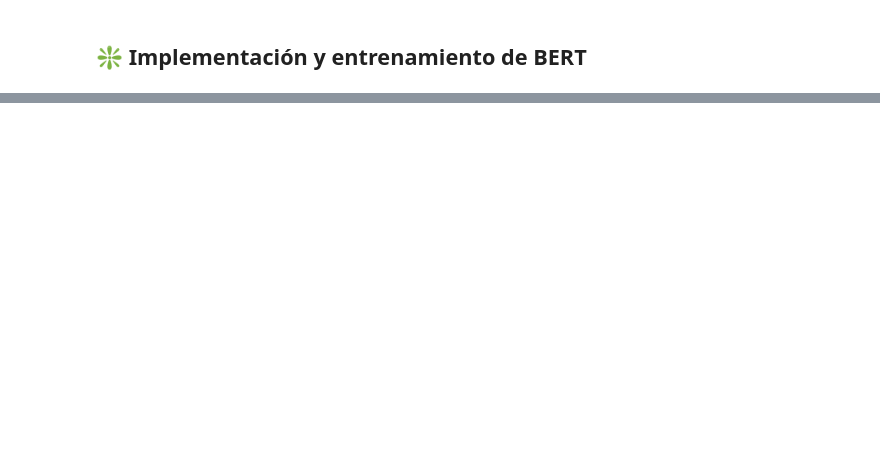
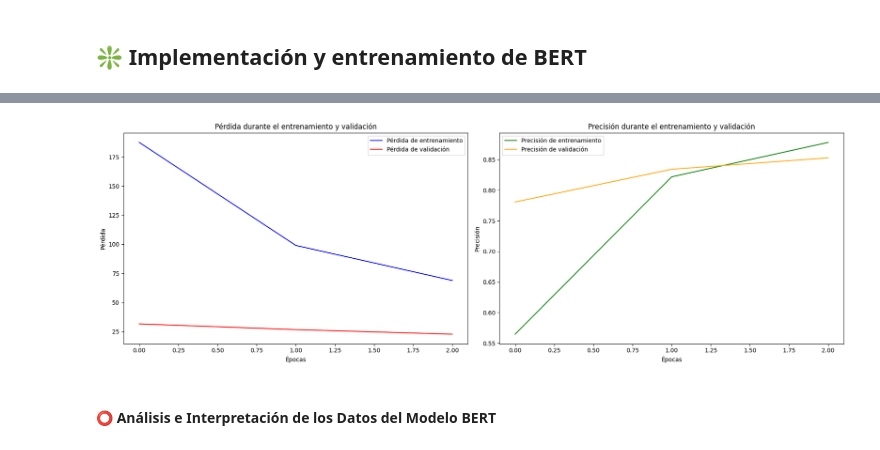
Before and after one commit to Jiliar/npl_final_project, a Jupyter notebook: Código/Clasificacion NPL.ipynb, the cells around one changed output, grey strips where cells are left out. Cells and saved outputs as stored; diff of their text form; code cells hidden in the pictures; blank space fills up the shorter version.

```diff
--- a/Código/Clasificacion NPL.ipynb
+++ b/Código/Clasificacion NPL.ipynb
@@ -1454,0 +1692,33 @@ ImportError: Using the `Trainer` with `PyTorch` requires `accelerate>=0.26.0`: P
+# %%
+def plot_training_metrics(loss_history, accuracy_history, val_loss_history=None, val_accuracy_history=None):
+    # Crear un marco de subplots con dos subplots lado a lado
+    fig, axes = plt.subplots(1, 2, figsize=(18, 6))
+
+    # Gráfico de pérdida de entrenamiento y validación (si se proporciona)
+    axes[0].plot(loss_history, label='Pérdida de entrenamiento', color='blue')
+    if val_loss_history is not None:
+        axes[0].plot(val_loss_history, label='Pérdida de validación', color='red')
+    axes[0].set_title('Pérdida durante el entrenamiento y validación')
+    axes[0].set_xlabel('Épocas')
+    axes[0].set_ylabel('Pérdida')
+    axes[0].legend()
+
+    # Gráfico de precisión de entrenamiento y validación (si se proporciona)
+    axes[1].plot(accuracy_history, label='Precisión de entrenamiento', color='green')
+    if val_accuracy_history is not None:
+        axes[1].plot(val_accuracy_history, label='Precisión de validación', color='orange')
+    axes[1].set_title('Precisión durante el entrenamiento y validación')
+    axes[1].set_xlabel('Épocas')
+    axes[1].set_ylabel('Precisión')
+    axes[1].legend()
+
+    # Mostrar el marco de subplots
+    plt.tight_layout()
+    plt.show()
+
+# Llamar a la función de visualización
+plot_training_metrics(train_loss_history, train_accuracy_history, val_loss_history, val_accuracy_history)
+# %% [output]
+[figure, added]
+# %% [markdown]
+#### **⭕️ Análisis e Interpretación de los Datos del Modelo BERT**
```
Also changed, not shown: parts of 54 cells of this notebook, 4 other files.
